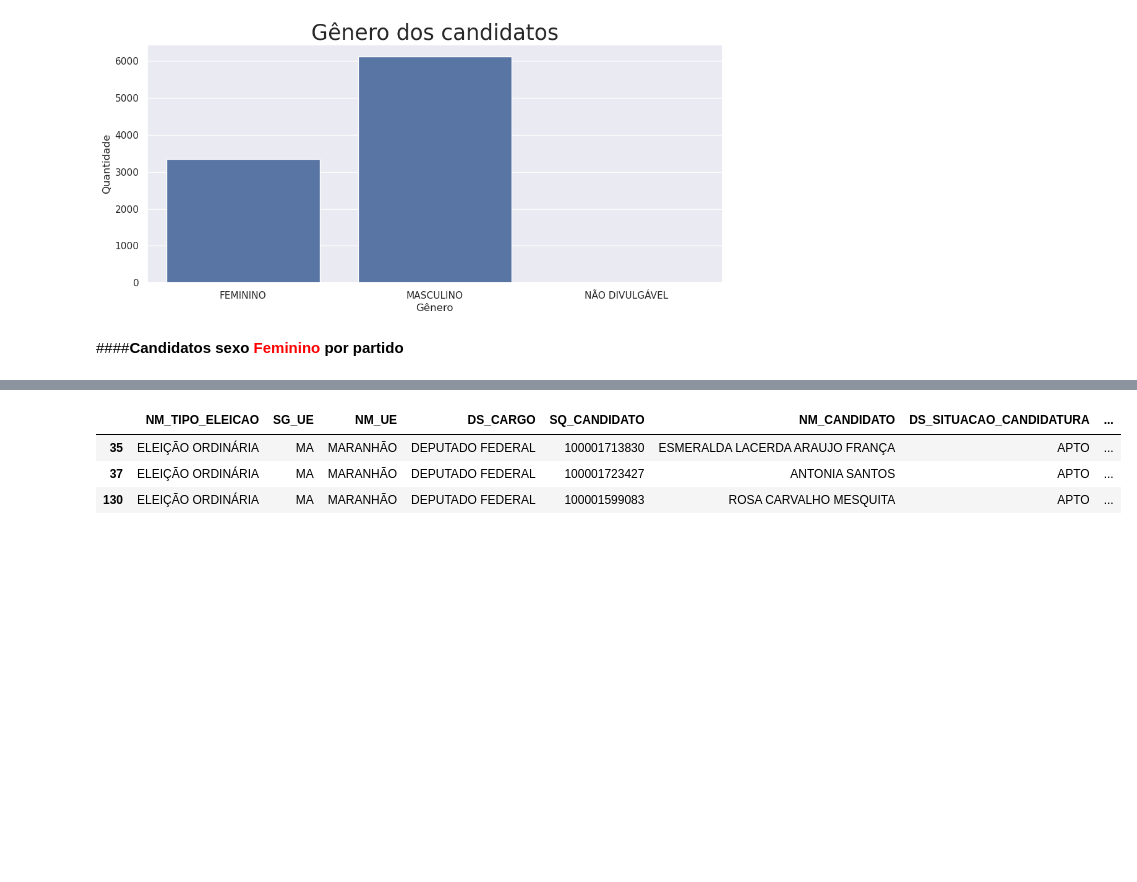
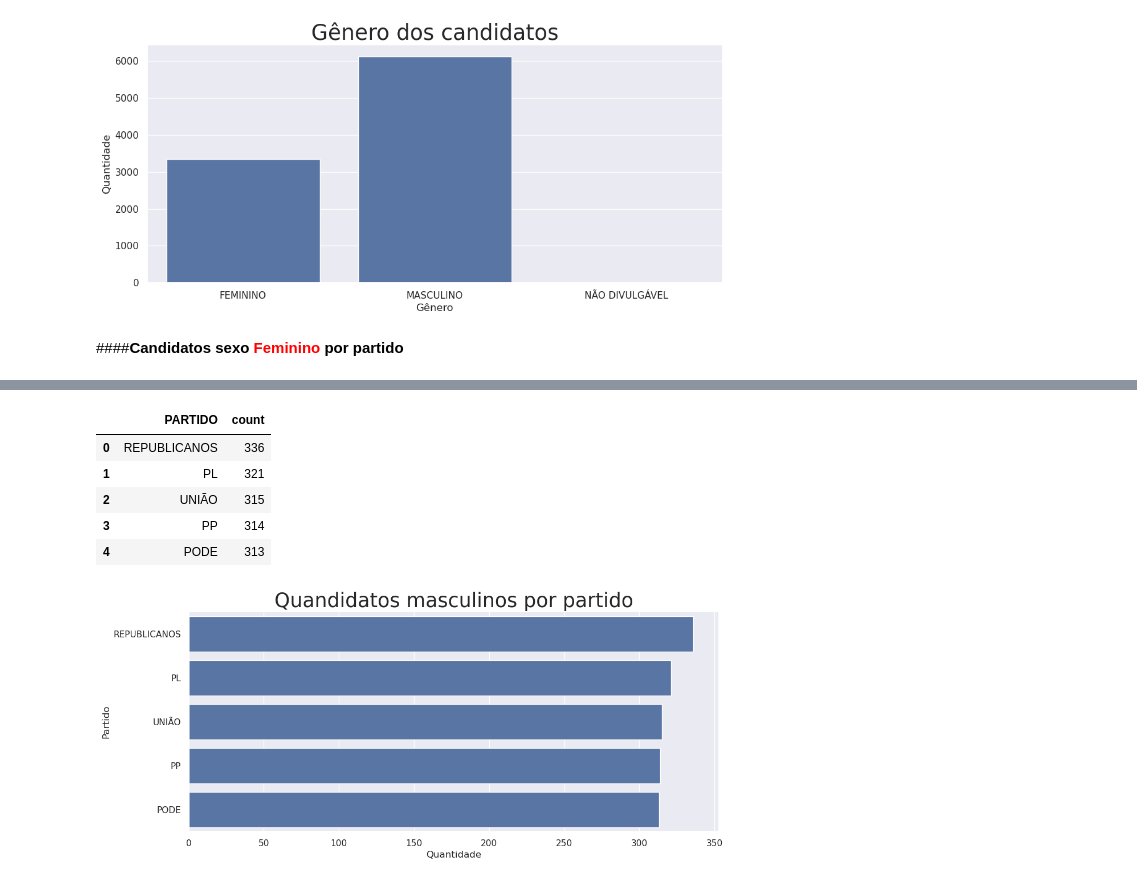
Before and after one commit to leandroclv/analise_manipulacao_dados_pandas_udemy, a Jupyter notebook: df_dados_TSE.ipynb, the cells around one changed output, grey strips where cells are left out. Cells and saved outputs as stored; diff of their text form; code cells hidden in the pictures; blank space fills up the shorter version.

```diff
--- a/df_dados_TSE.ipynb
+++ b/df_dados_TSE.ipynb
@@ -363,7 +369,20 @@ ValueError: Could not interpret value `PARTIDO` for `y`. An entry with this name
 # %%
-feminino.head(3)
+masculino = deputados.query('DS_GENERO == "MASCULINO"')
+temp = masculino['SG_PARTIDO'].value_counts().reset_index().head(5)
+temp.rename(columns={'SG_PARTIDO':'PARTIDO'}, inplace=True)
+
+imagem = sns.barplot(data=temp, x='count', y='PARTIDO')
+imagem.set_ylabel('Partido', fontsize=12);
+imagem.set_xlabel('Quantidade')
+imagem.set_title('Quandidatos masculinos por partido', fontsize=25)
+imagem.figure.set_size_inches(12,5)
+
+temp
 # %% [output]
-|  | NM_TIPO_ELEICAO | SG_UE | NM_UE | DS_CARGO | SQ_CANDIDATO | NM_CANDIDATO | DS_SITUACAO_CANDIDATURA | ... |
-| 35 | ELEIÇÃO ORDINÁRIA | MA | MARANHÃO | DEPUTADO FEDERAL | 100001713830 | ESMERALDA LACERDA ARAUJO FRANÇA | APTO | ... |
-| 37 | ELEIÇÃO ORDINÁRIA | MA | MARANHÃO | DEPUTADO FEDERAL | 100001723427 | ANTONIA SANTOS | APTO | ... |
-| 130 | ELEIÇÃO ORDINÁRIA | MA | MARANHÃO | DEPUTADO FEDERAL | 100001599083 | ROSA CARVALHO MESQUITA | APTO | ... |
+|  | PARTIDO | count |
+| 0 | REPUBLICANOS | 336 |
+| 1 | PL | 321 |
+| 2 | UNIÃO | 315 |
+| 3 | PP | 314 |
+| 4 | PODE | 313 |
+[figure, added]
```
Also changed, not shown: parts of 11 cells of this notebook.
